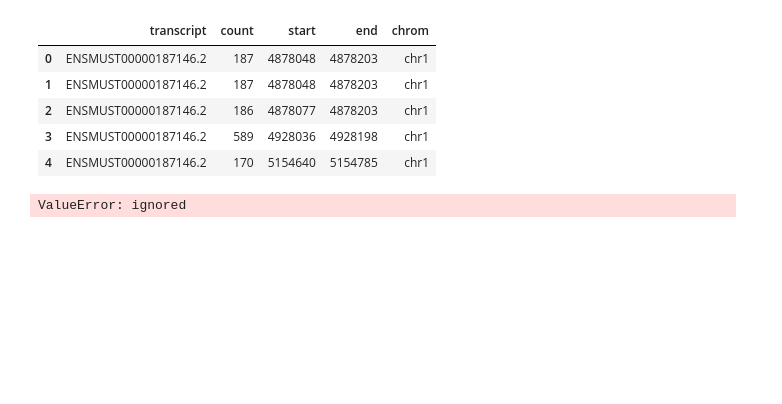
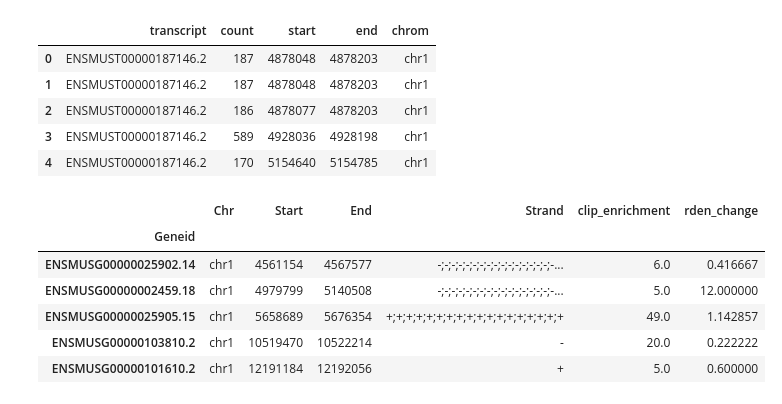
Before and after one commit to WoobeenJeong/miRNA_motif_finding, a Jupyter notebook: CoLab_TermProj_2023_2.ipynb, the cells around one changed output. Saved outputs shown, nothing was run; the diff lists cells and outputs as text; code cells hidden in the pictures; blank space fills up the shorter version.

```diff
--- a/CoLab_TermProj_2023_2.ipynb
+++ b/CoLab_TermProj_2023_2.ipynb
@@ -443,27 +431,3 @@ RPF_siLuc.head()
 | 2 | ENSMUST00000187146.2 | 186 | 4878077 | 4878203 | chr1 |
 | 3 | ENSMUST00000187146.2 | 589 | 4928036 | 4928198 | chr1 |
 | 4 | ENSMUST00000187146.2 | 170 | 5154640 | 5154785 | chr1 |
-# %%
-cnts_all['Start'] = cnts_all['Start'].astype(int)
-cnts_all['End'] = cnts_all['End'].astype(int)
-
-merged = cnts_all.merge(RPF_siLuc, how='inner', left_on=['Chr', 'Start', 'End'], right_on=['chrom', 'start', 'end'])
-
-# Filter rows where the RPF region is fully contained within the cnts_all region
-merged = merged[(merged['start'] >= merged['Start']) & (merged['end'] <= merged['End'])]
-
-# Drop unnecessary columns and rename columns
-merged = merged.drop(['chrom', 'start', 'end'], axis=1)
-merged = merged.rename(columns={'transcript': 'transcript_id', 'count': 'result'})
-
-# Duplicate rows in cnts_all for each transcript in the merged dataframe
-transcripts = merged.groupby(['transcript_id'], as_index=False).agg({'result': 'sum'})
-duplicated_cnts_all = cnts_all.merge(transcripts, how='left', left_on='transcript_id', right_on='transcript_id')
-duplicated_cnts_all = duplicated_cnts_all.drop(['result_x', 'transcript'], axis=1)
-duplicated_cnts_all = duplicated_cnts_all.rename(columns={'result_y': 'result'})
-
-# Merge duplicated_cnts_all with the merged dataframe
-result = duplicated_cnts_all.merge(merged, how='left', on=['Chr', 'Start', 'End', 'transcript_id'])
-result = result[['transcript_id', 'result']].fillna(0).groupby('transcript_id', as_index=False).sum()
-# %% [output]
-ValueError: ignored
@@ -469,0 +438,15 @@ ValueError: ignored
+# %%
+def get_min_max(coords_str):
+    coords = [int(c) for c in coords_str.split(';')]
+    return min(coords), max(coords)
+cnts_new['Chr'] = cnts_new['Chr'].apply(lambda x: x.split(';')[0])
+cnts_new[['Start', 'End']] = cnts_new[['Start', 'End']].apply(lambda x: (min(map(int, x[0].split(';'))), max(map(int, x[1].split(';')))), axis=1, result_type='expand')
+cnts_new.head()
+# %% [output]
+|  | Chr | Start | End | Strand | clip_enrichment | rden_change |
+| Geneid |  |  |  |  |  |  |
+| ENSMUSG00000025902.14 | chr1 | 4561154 | 4567577 | -;-;-;-;-;-;-;-;-;-;-;-;-;-;-;-;-... | 6.0 | 0.416667 |
+| ENSMUSG00000002459.18 | chr1 | 4979799 | 5140508 | -;-;-;-;-;-;-;-;-;-;-;-;-;-;-;-;-... | 5.0 | 12.000000 |
+| ENSMUSG00000025905.15 | chr1 | 5658689 | 5676354 | +;+;+;+;+;+;+;+;+;+;+;+;+;+;+;+;+;+ | 49.0 | 1.142857 |
+| ENSMUSG00000103810.2 | chr1 | 10519470 | 10522214 | - | 20.0 | 0.222222 |
+| ENSMUSG00000101610.2 | chr1 | 12191184 | 12192056 | + | 5.0 | 0.600000 |
```
Also changed, not shown: parts of 12 cells of this notebook.
